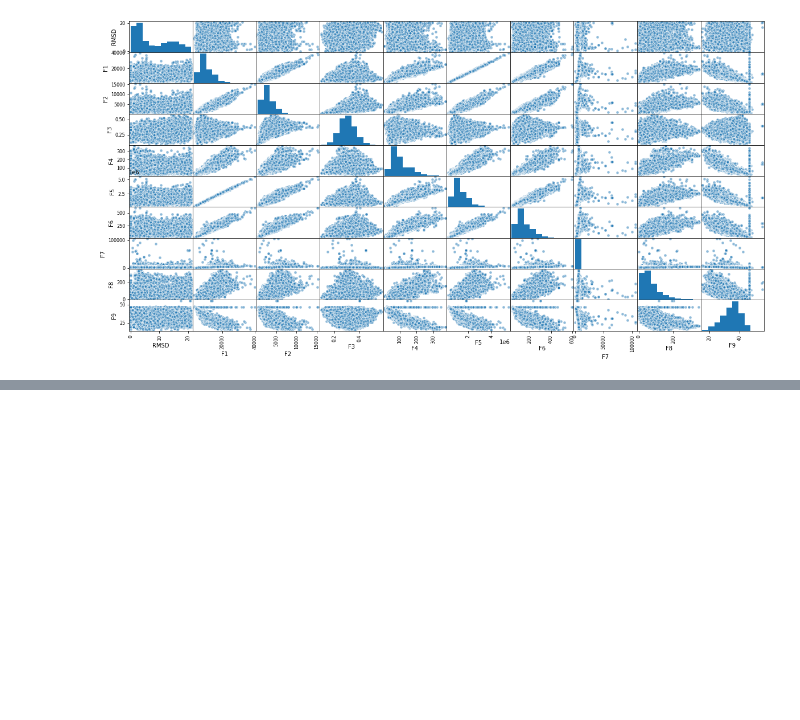
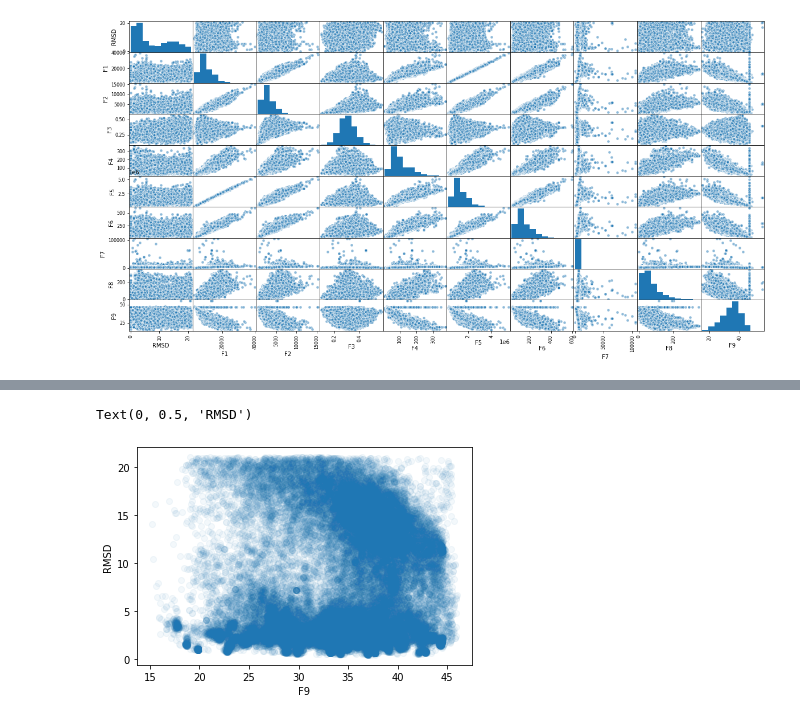
Before and after one commit to jamesleocodes/cheminformatics_projects, a Jupyter notebook: phy_chem_protein_tertiary/protein.ipynb, the cells around one changed output, grey strips where cells are left out. Drawn from its saved outputs; the diff is of its cells as text; code cells hidden in the pictures; blank space fills up the shorter version.

```diff
--- a/phy_chem_protein_tertiary/protein.ipynb
+++ b/phy_chem_protein_tertiary/protein.ipynb
@@ -121,0 +134,11 @@ plt.show()
+# %%
+data_cleaned = data[data['F9']<46]
+data_cleaned = data_cleaned[data_cleaned['RMSD'] > 0.1]
+data_cleaned = data_cleaned.reset_index().drop('index',axis=1)
+# %%
+plt.scatter(data_cleaned['F9'],data_cleaned['RMSD'],alpha=0.05);
+plt.xlabel('F9');
+plt.ylabel('RMSD')
+# %% [output]
+Text(0, 0.5, 'RMSD')
+[figure, added]
```
Also changed, not shown: parts of 13 cells of this notebook.
